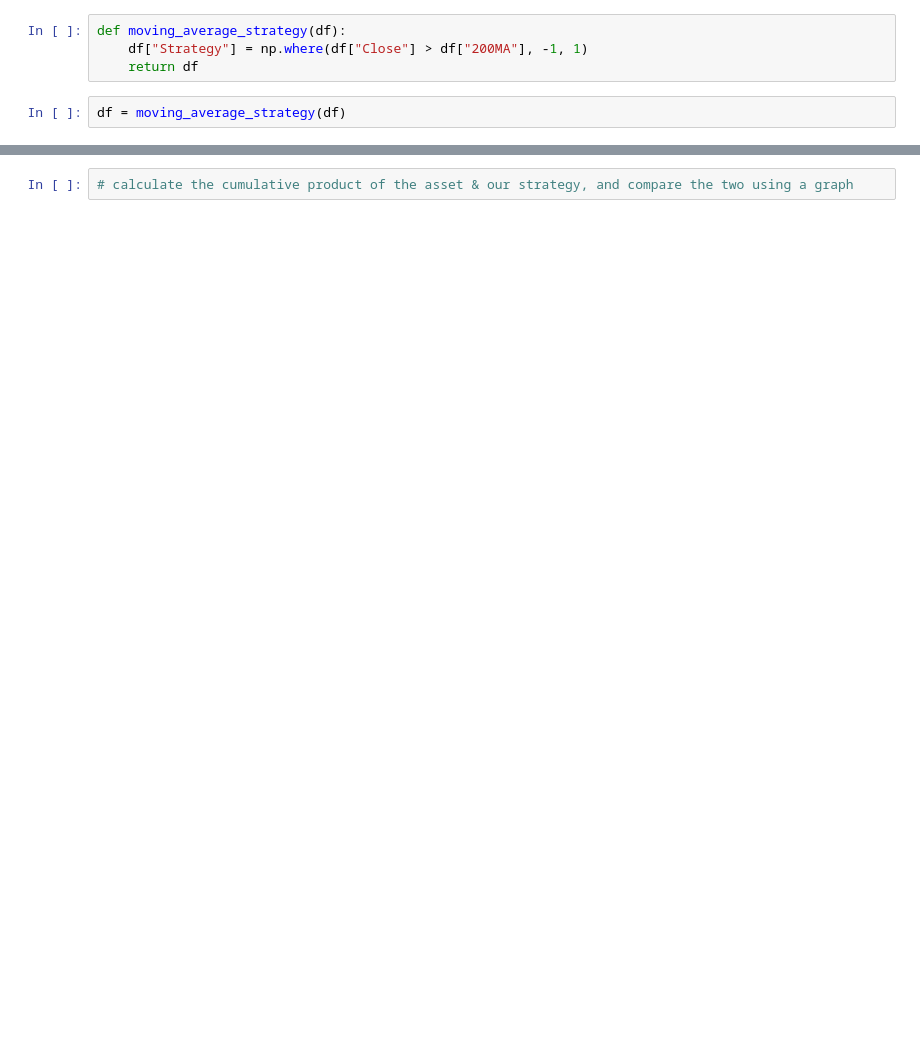
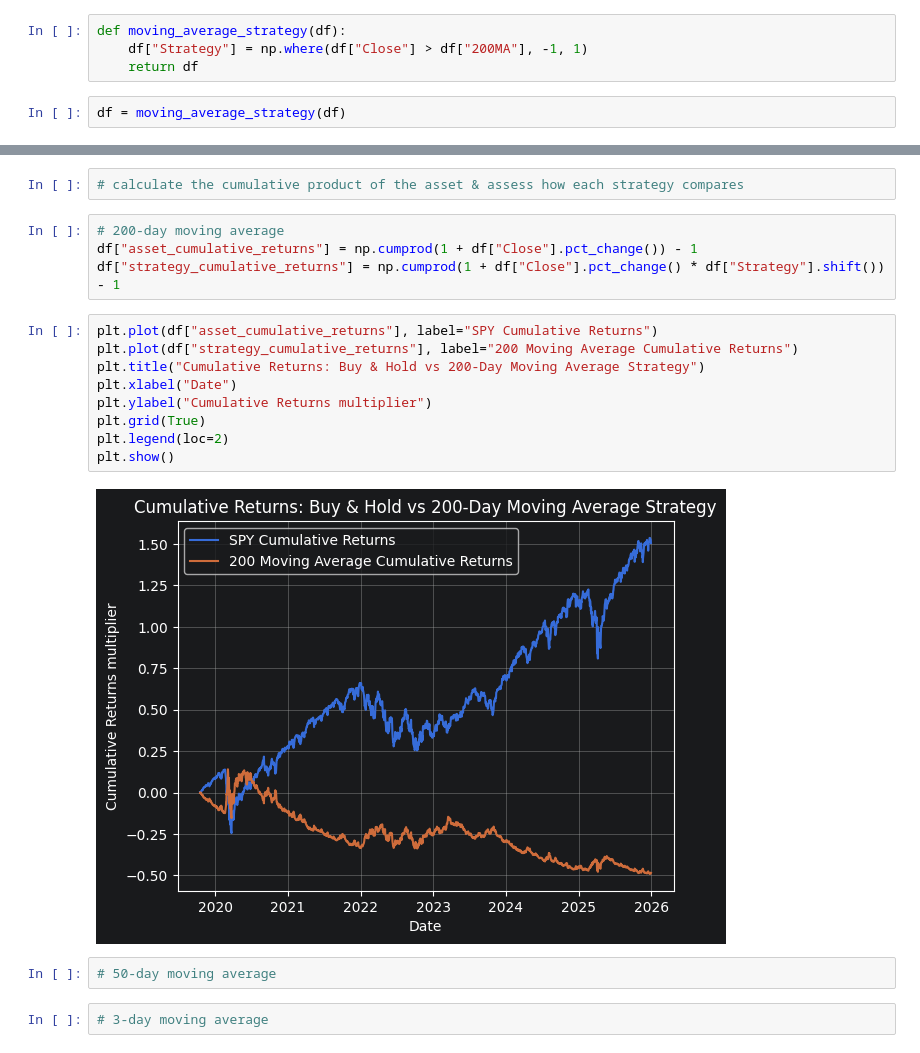
Before and after one commit to Jeffrey-Adjei/Technical-Indicator-Research, a Jupyter notebook: movingaverage.ipynb, the cells around one changed output, grey strips where cells are left out. Saved outputs shown, nothing was run; the diff lists cells and outputs as text; blank space fills up the shorter version.

Commit message:
cumulative returns calculated and plotted for our asset (SPY) & our strategy (200 MA)...buy and hold folks

```diff
--- a/movingaverage.ipynb
+++ b/movingaverage.ipynb
@@ -212,3 +212,22 @@ df
 1561 rows × 9 columns
 # %%
-# calculate the cumulative product of the asset & our strategy, and compare the two using a graph
+# calculate the cumulative product of the asset & assess how each strategy compares
+# %%
+# 200-day moving average
+df["asset_cumulative_returns"] = np.cumprod(1 + df["Close"].pct_change()) - 1
+df["strategy_cumulative_returns"] = np.cumprod(1 + df["Close"].pct_change() * df["Strategy"].shift()) - 1
+# %%
+plt.plot(df["asset_cumulative_returns"], label="SPY Cumulative Returns")
+plt.plot(df["strategy_cumulative_returns"], label="200 Moving Average Cumulative Returns")
+plt.title("Cumulative Returns: Buy & Hold vs 200-Day Moving Average Strategy")
+plt.xlabel("Date")
+plt.ylabel("Cumulative Returns multiplier")
+plt.grid(True)
+plt.legend(loc=2)
+plt.show()
+# %% [output]
+[figure, added]
+# %%
+# 50-day moving average
+# %%
+# 3-day moving average
```
Also changed, not shown: parts of 5 cells of this notebook.
